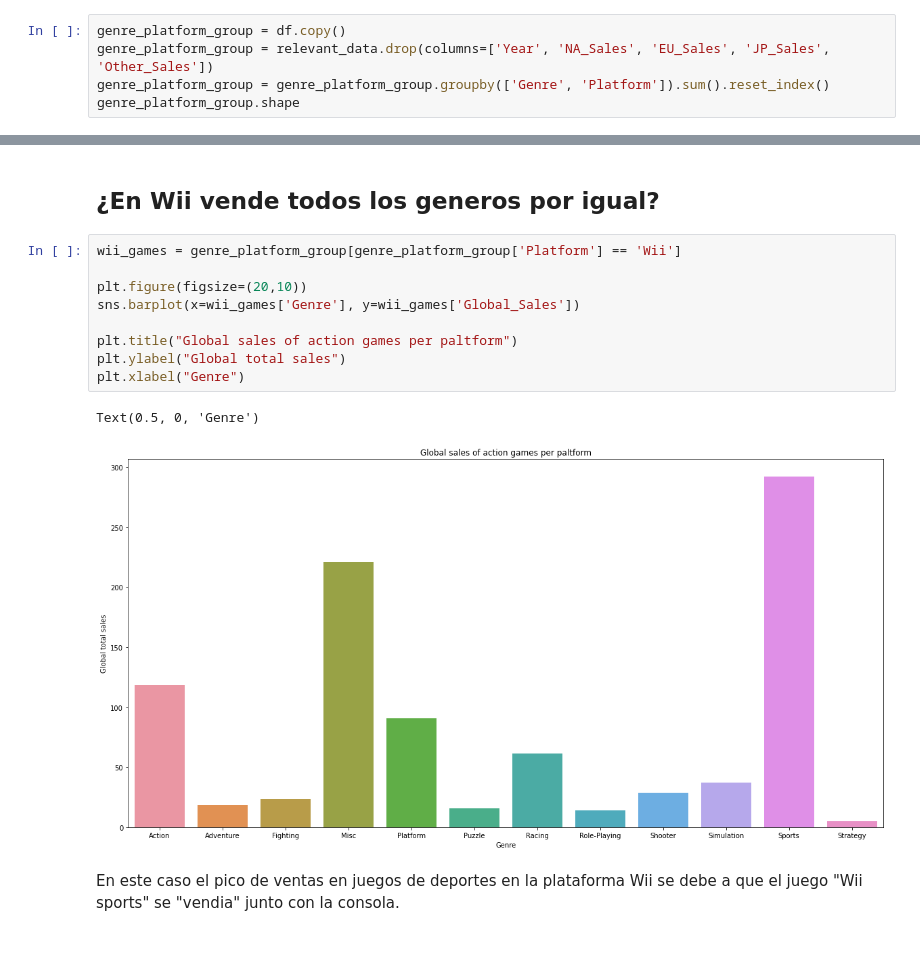
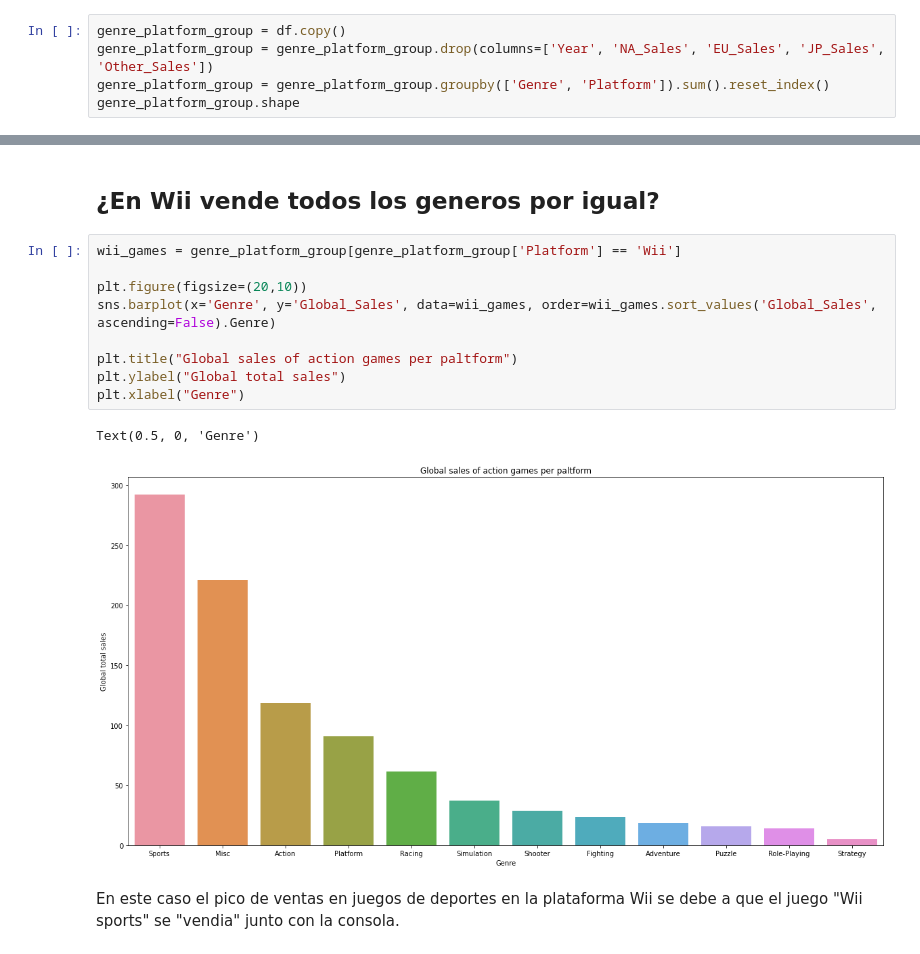
Before and after one commit to CrisKrus/kaggle, a Jupyter notebook: 02-video-game-sales/videogames-sales.ipynb, the cells around one changed output, grey strips where cells are left out. Drawn from its saved outputs; the diff is of its cells as text.

```diff
--- a/02-video-game-sales/videogames-sales.ipynb
+++ b/02-video-game-sales/videogames-sales.ipynb
@@ -222,7 +222,7 @@ Grafico de puntos por genero y ventas totales, agrupados por color dependiendo d
 Queremos saber si hay una relacion entre el genero y la plataforma. Para esto tenemos que agrupar las ventas globales por plataforma y genero. De tal manera, que solamente tengamos una entrada de datos con una plataforma y un genero, no debe repetirse esta combinacion.
 # %%
 genre_platform_group = df.copy()
-genre_platform_group = relevant_data.drop(columns=['Year', 'NA_Sales', 'EU_Sales', 'JP_Sales', 'Other_Sales'])
+genre_platform_group = genre_platform_group.drop(columns=['Year', 'NA_Sales', 'EU_Sales', 'JP_Sales', 'Other_Sales'])
 genre_platform_group = genre_platform_group.groupby(['Genre', 'Platform']).sum().reset_index()
 genre_platform_group.shape
 # %% [output]
@@ -257,15 +257,15 @@ Text(0.5, 0, 'Platform')
 # %%
 wii_games = genre_platform_group[genre_platform_group['Platform'] == 'Wii']
 
 plt.figure(figsize=(20,10))
-sns.barplot(x=wii_games['Genre'], y=wii_games['Global_Sales'])
+sns.barplot(x='Genre', y='Global_Sales', data=wii_games, order=wii_games.sort_values('Global_Sales', ascending=False).Genre)
 
 plt.title("Global sales of action games per paltform")
 plt.ylabel("Global total sales")
 plt.xlabel("Genre")
 # %% [output]
 Text(0.5, 0, 'Genre')
-[figure, old version]
+[figure, new version]
 # %% [markdown]
 En este caso el pico de ventas en juegos de deportes en la plataforma Wii se debe a que el juego "Wii sports" se "vendia" junto con la consola.
 # %% [markdown]
```
Also changed, not shown: parts of 2 cells of this notebook, 8 other files.
